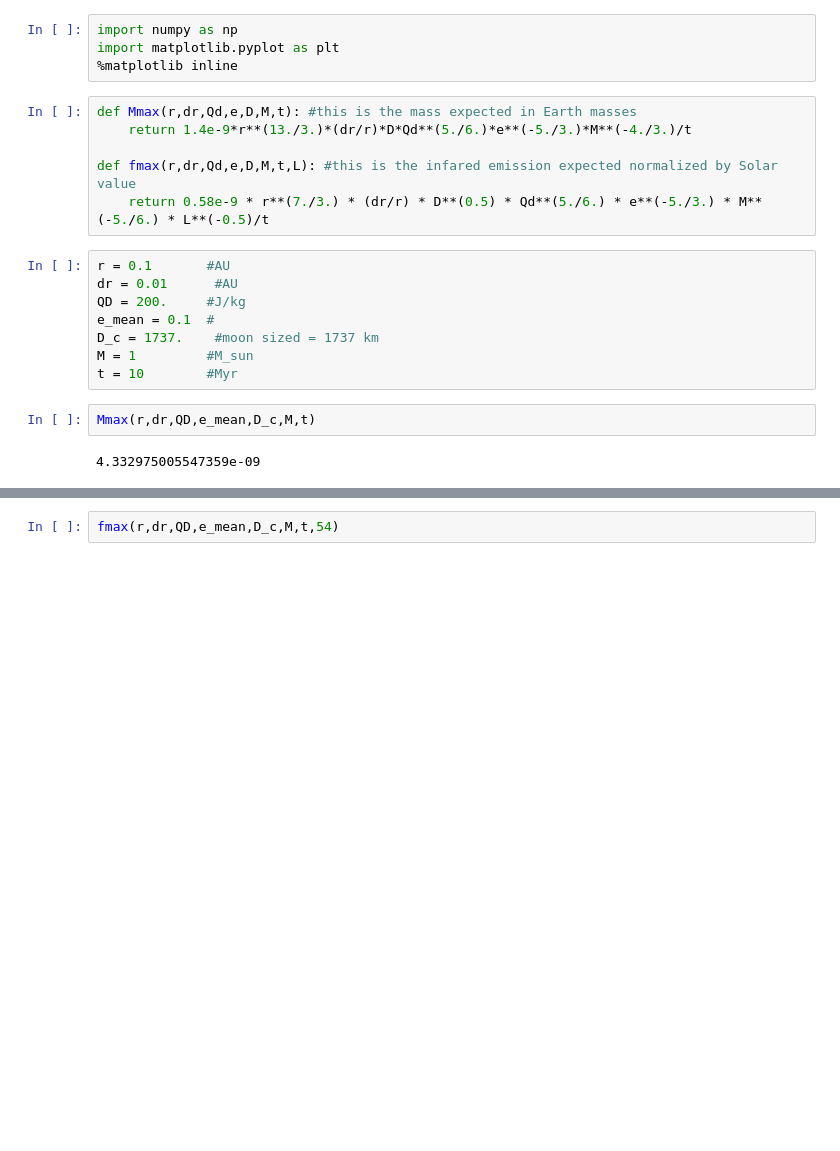
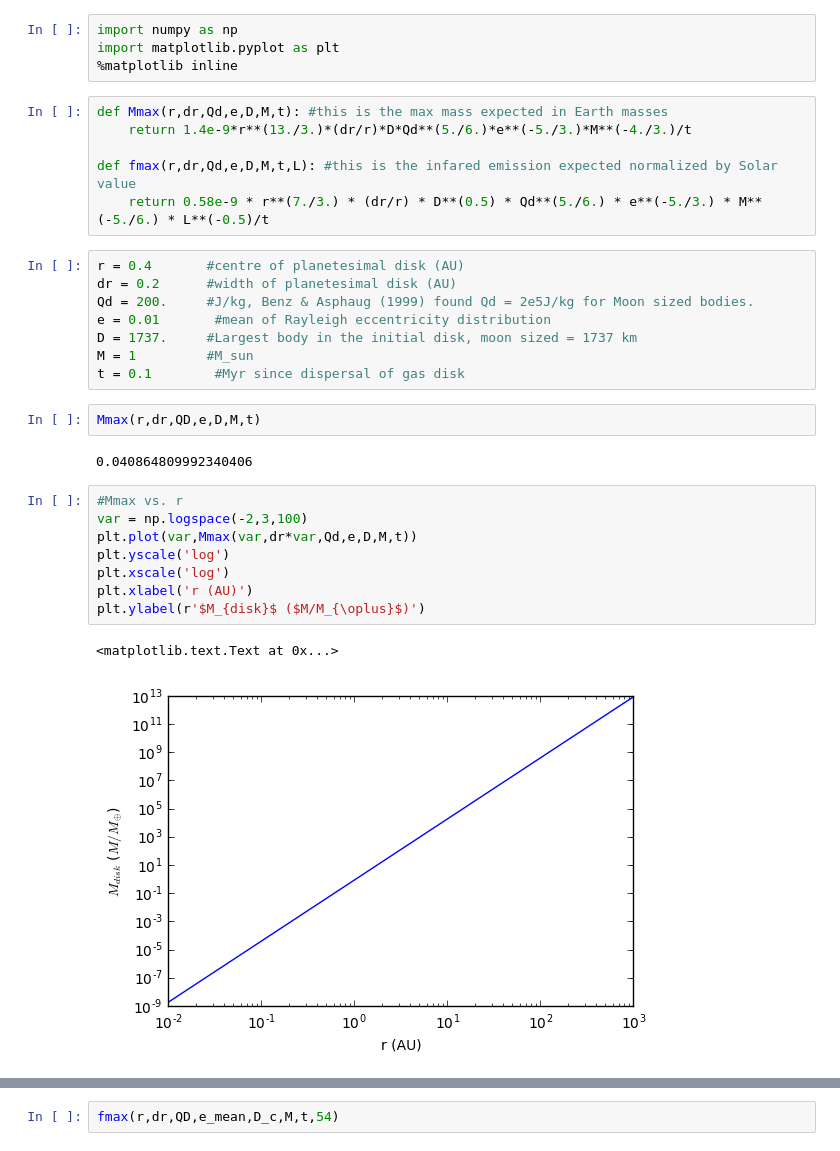
Before and after one commit to silburt/rebound, a Jupyter notebook: examples/planetesimal_Kepler51/DiskMass_Wyatt.ipynb, the cells around one changed output, grey strips where cells are left out. Drawn from its saved outputs; the diff is of its cells as text; blank space fills up the shorter version.

```diff
--- a/examples/planetesimal_Kepler51/DiskMass_Wyatt.ipynb
+++ b/examples/planetesimal_Kepler51/DiskMass_Wyatt.ipynb
@@ -20,20 +22,31 @@ import numpy as np
 import matplotlib.pyplot as plt
 %matplotlib inline
 # %%
-def Mmax(r,dr,Qd,e,D,M,t): #this is the mass expected in Earth masses
+def Mmax(r,dr,Qd,e,D,M,t): #this is the max mass expected in Earth masses
     return 1.4e-9*r**(13./3.)*(dr/r)*D*Qd**(5./6.)*e**(-5./3.)*M**(-4./3.)/t
 
 def fmax(r,dr,Qd,e,D,M,t,L): #this is the infared emission expected normalized by Solar value
     return 0.58e-9 * r**(7./3.) * (dr/r) * D**(0.5) * Qd**(5./6.) * e**(-5./3.) * M**(-5./6.) * L**(-0.5)/t
-# %%
-r = 0.1       #AU
-dr = 0.01      #AU
-QD = 200.     #J/kg
-e_mean = 0.1  #
-D_c = 1737.    #moon sized = 1737 km
-M = 1         #M_sun
-t = 10        #Myr
+# %%
+r = 0.4       #centre of planetesimal disk (AU)
+dr = 0.2      #width of planetesimal disk (AU)
+Qd = 200.     #J/kg, Benz & Asphaug (1999) found Qd = 2e5J/kg for Moon sized bodies.
+e = 0.01       #mean of Rayleigh eccentricity distribution
+D = 1737.     #Largest body in the initial disk, moon sized = 1737 km
+M = 1         #M_sun
+t = 0.1        #Myr since dispersal of gas disk
 # %%
-Mmax(r,dr,QD,e_mean,D_c,M,t)
+Mmax(r,dr,QD,e,D,M,t)
 # %% [output]
-4.332975005547359e-09
+0.040864809992340406
+# %%
+#Mmax vs. r
+var = np.logspace(-2,3,100)
+plt.plot(var,Mmax(var,dr*var,Qd,e,D,M,t))
+plt.yscale('log')
+plt.xscale('log')
+plt.xlabel('r (AU)')
+plt.ylabel(r'$M_{disk}$ ($M/M_{\oplus}$)')
+# %% [output]
+<matplotlib.text.Text at 0x...>
+[figure, added]
```
Also changed, not shown: parts of 3 cells of this notebook, 5 other files.
